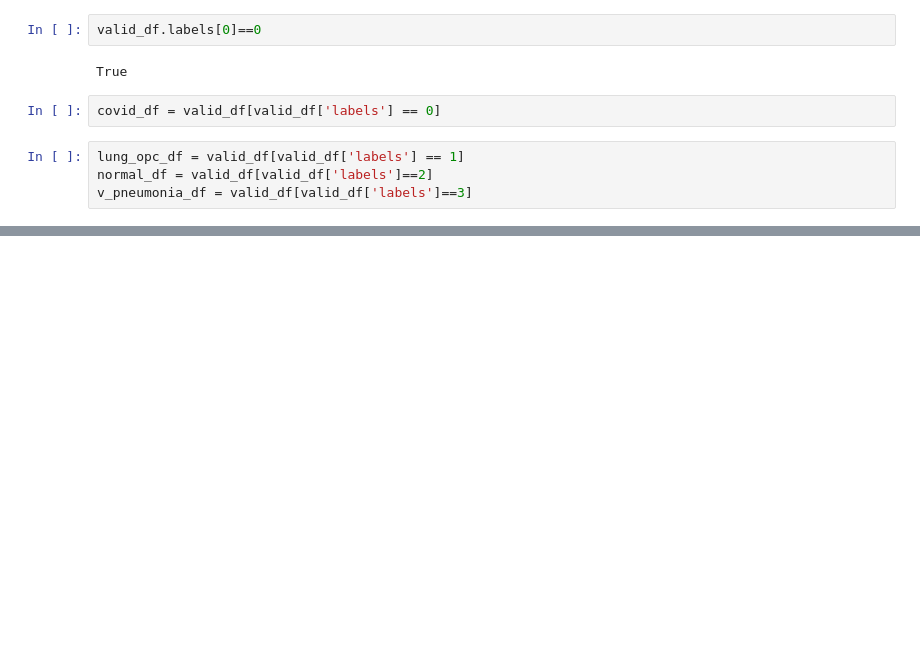
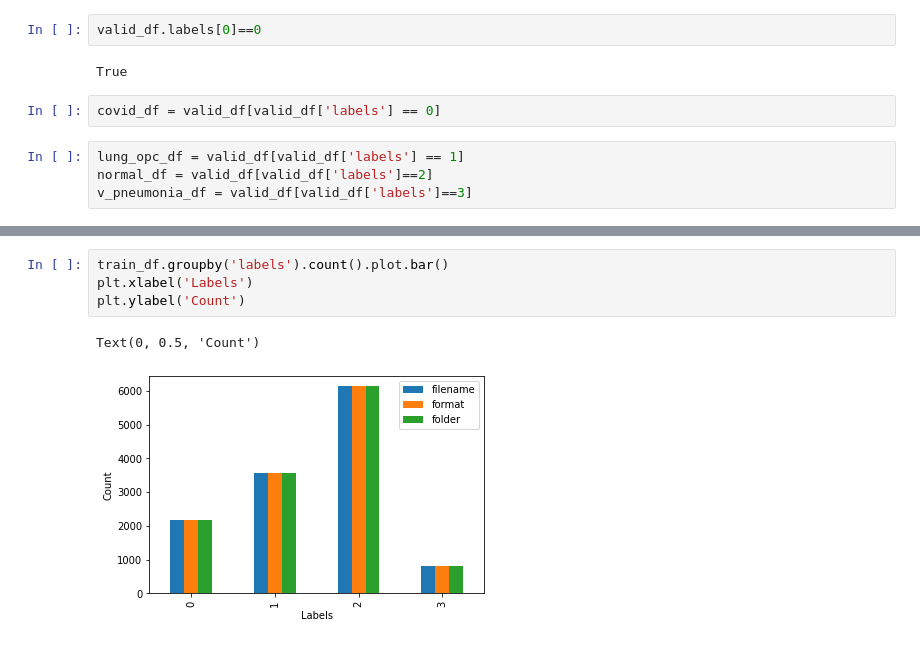
Before and after one commit to Clayrisee/BachelorsProject-Covid19Detection, a Jupyter notebook: Utils/notebook_preprocessing.ipynb, the cells around one changed output, grey strips where cells are left out. Cells and saved outputs as stored; diff of their text form; blank space fills up the shorter version.

```diff
--- a/Utils/notebook_preprocessing.ipynb
+++ b/Utils/notebook_preprocessing.ipynb
@@ -173,0 +200,7 @@ len(new_lung_opc_df)
+# %%
+train_df.groupby('labels').count().plot.bar()
+plt.xlabel('Labels')
+plt.ylabel('Count')
+# %% [output]
+Text(0, 0.5, 'Count')
+[figure, added]
```
Also changed, not shown: parts of 17 cells of this notebook.
